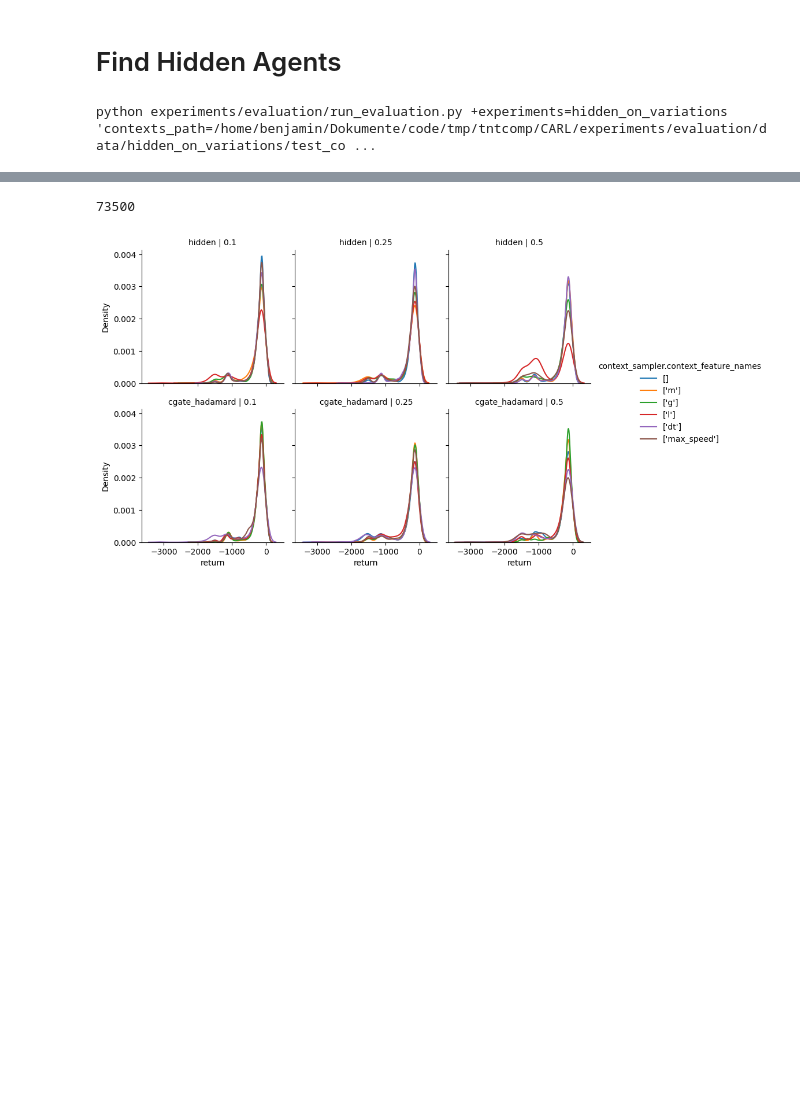
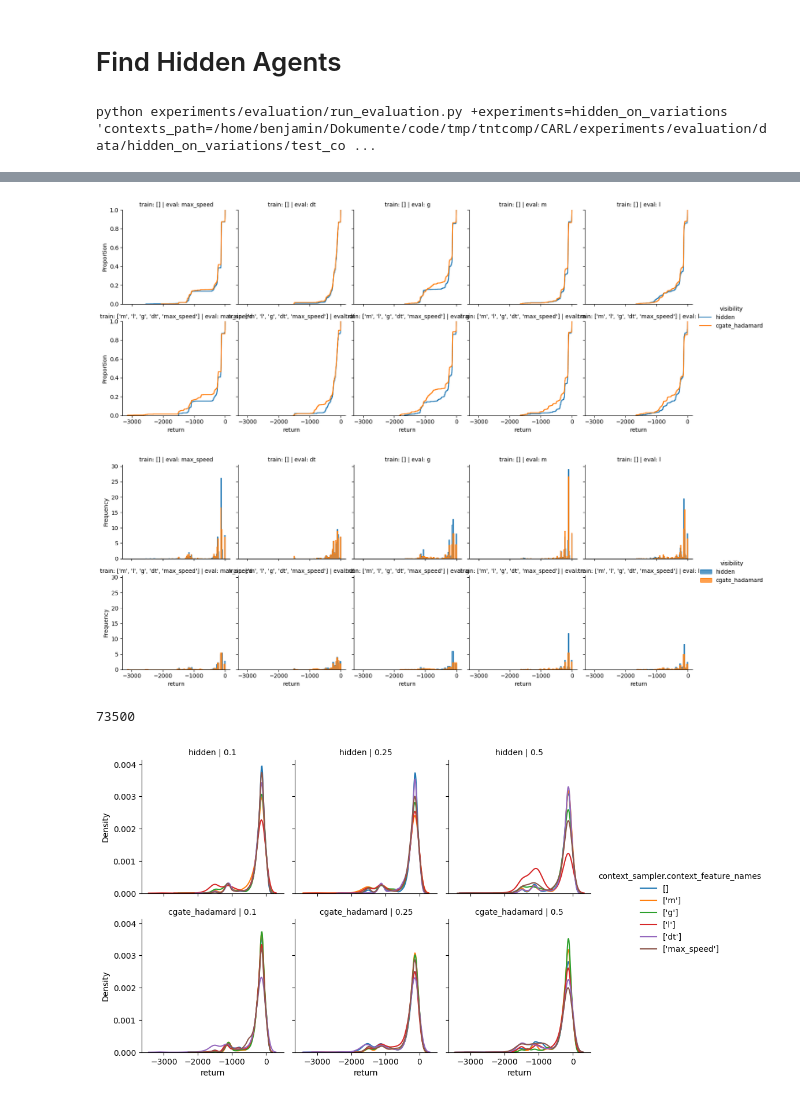
Before and after one commit to automl/CARL, a Jupyter notebook: experiments/evaluation/eval_hidden_on_variations.ipynb, the cells around one changed output, grey strips where cells are left out. Cells and saved outputs as stored; diff of their text form; code cells hidden in the pictures; blank space fills up the shorter version.

```diff
--- a/experiments/evaluation/eval_hidden_on_variations.ipynb
+++ b/experiments/evaluation/eval_hidden_on_variations.ipynb
@@ -80,13 +81,25 @@ folders_eval = [
     # hidden
     "/home/benjamin/Dokumente/code/tmp/tntcomp/CARL/multirun/2023-01-09",
 
-    # cgate hadamard
+    # cgate hadamard trained on []
     "/home/benjamin/Dokumente/code/tmp/tntcomp/CARL/multirun/2023-01-16/09-12-59",
+
+    # hidden + cgate_hadamard trained on 0.1 variations of all cfs
+    "/home/benjamin/Dokumente/code/tmp/tntcomp/CARL/multirun/2023-01-17/17-30-47",
 ]
 rpc_fn = "data/hidden_on_variations/rpc.csv"
 reload = True
 
 df = pd.concat([experiments.evaluation.loading.load(folder_eval=folder_eval, rpc_fn=rpc_fn, load_from_path=experiments.evaluation.loading.load_from_path_eval, reload_rpc=reload) for folder_eval in folders_eval]).reset_index(drop=True)
+
+# Convert context ids in format context_feature_name_0.3 to separate vars
+ids = df["context_id"].to_list()
+for context_id in ids:
+    # Get variation
+    var = float(context_id.split("_")[-1])
+    # Get contexet feature name
+    cf = context_id[:len(str(var)) + 1]
+    print(cf)
 
 from rich import print as printr
 
@@ -96,8 +109,4 @@ n_seeds = 10
 n_reps = 10
 n_samples = n_contexts * n_cfs * n_seeds * n_reps
 printr(n_samples)
-
-
-for c in df.columns:
-    printr(c, df[c].unique())
 # %% [output]
@@ -119,3 +190,48 @@ $\Delta_{rel}$ [0.1  0.25 0.5 ]
+# %%
+import matplotlib.pyplot as plt
+import seaborn as sns
+
+plot_df = df.copy()
+
+# Only those trained cfs allowed
+context_feature_names = ['[]', "['m', 'l', 'g', 'dt', 'max_speed']"]
+plot_df = plot_df[plot_df["context_sampler.context_feature_names"].isin(context_feature_names)]
+
+# Only those visibilities allowed
+visibilities = ['hidden', 'cgate_hadamard']
+plot_df = plot_df[plot_df["visibility"].isin(visibilities)]
+
+# We have hidden [] three times (one for each train magnitude), use only one to be fair
+magnitudes = [0.1]
+plot_df = plot_df[plot_df[key_magnitude_train].isin(magnitudes)]
+
+# Filter by difficulty of test contexts
+# magnitudes = [1.1]
+# plot_df = plot_df[plot_df[key_magnitude].isin(magnitudes)]
+
+# for c in plot_df.columns:
+#     printr(c, plot_df[c].unique())
+
+col = "context_feature"
+row = "context_sampler.context_feature_names"
+hue = "visibility"
+
+# ECDF
+grid = sns.FacetGrid(data=plot_df, col=col, row=row, hue=hue, legend_out=True)
+grid.map_dataframe(sns.ecdfplot, x="return")
+grid.set_titles(row_template="train: {row_name}", col_template="eval: {col_name}")
+grid.add_legend()
+plt.show()
+
+# Histogram
+grid = sns.FacetGrid(data=plot_df, col=col, row=row, hue=hue, legend_out=True)
+grid.map_dataframe(sns.histplot, x="return", element="step", stat="frequency")
+grid.set_titles(row_template="train: {row_name}", col_template="eval: {col_name}")
+grid.add_legend()
+plt.show()
+# %% [output]
+[figure, added]
+[figure, added]
 # %%
 import matplotlib.pyplot as plt
 import seaborn as sns
```
Also changed, not shown: parts of 4 cells of this notebook, 1 other file.
